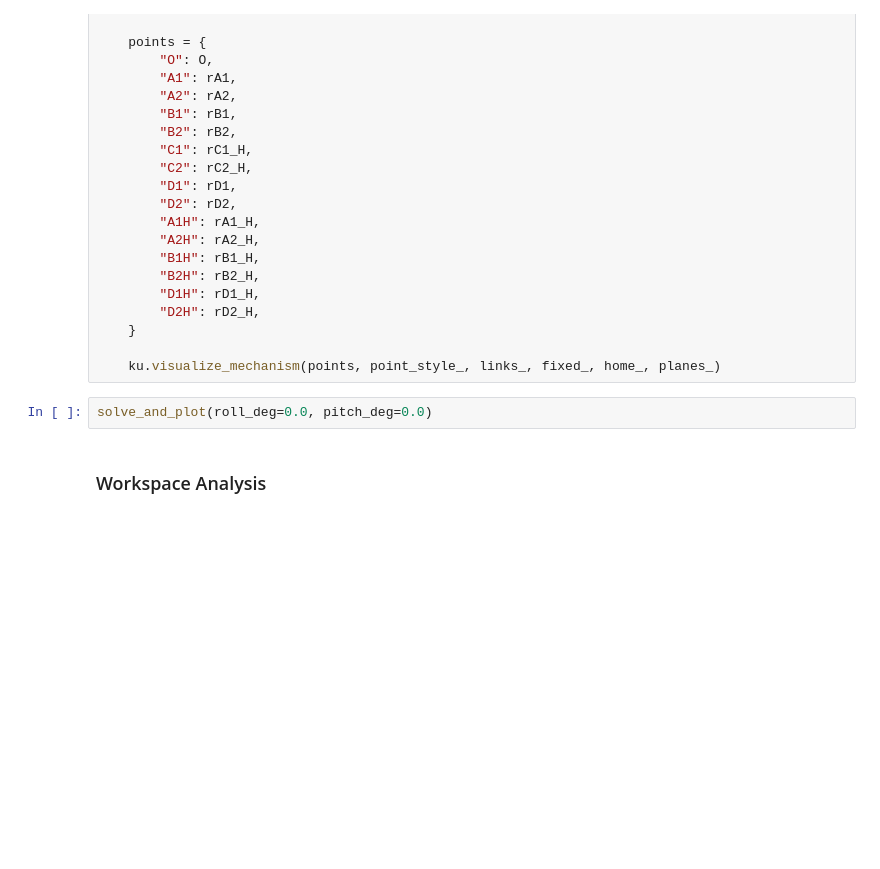
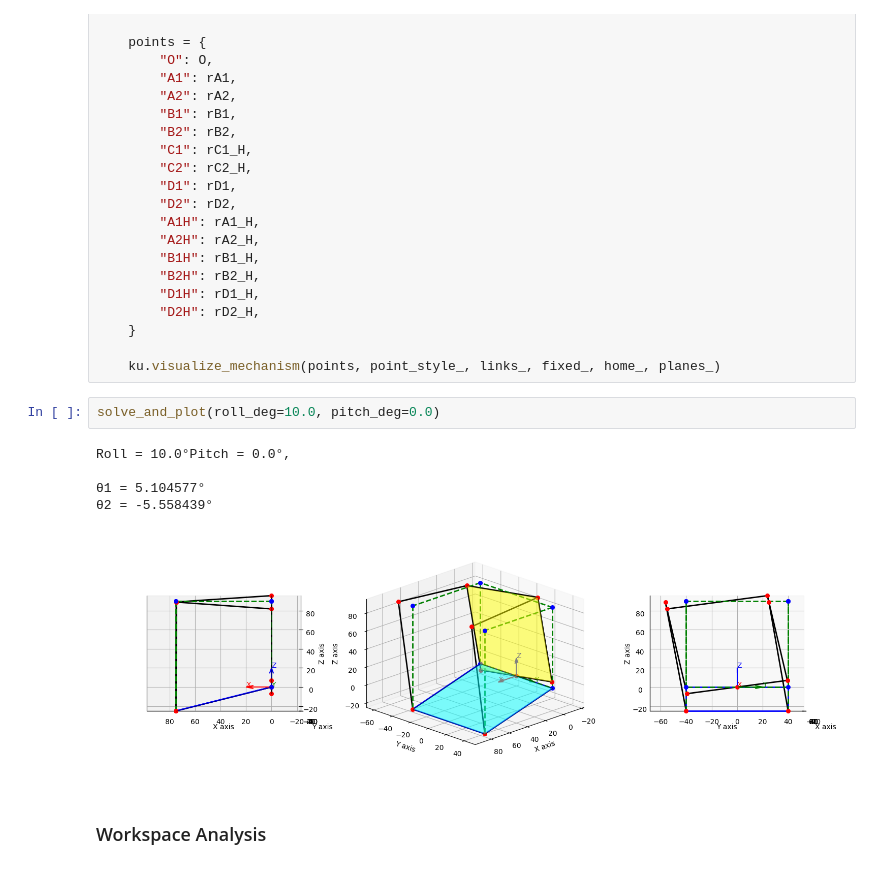
Before and after one commit to Soorajvasu/Biomechanics_math_modelling, a Jupyter notebook: torso_mechanism/torso_RSU_kinematics.ipynb, the cells around one changed output. Cells and saved outputs as stored; diff of their text form; blank space fills up the shorter version.

```diff
--- a/torso_mechanism/torso_RSU_kinematics.ipynb
+++ b/torso_mechanism/torso_RSU_kinematics.ipynb
@@ -154,7 +154,13 @@ def solve_and_plot(roll_deg, pitch_deg):
 
     ku.visualize_mechanism(points, point_style_, links_, fixed_, home_, planes_)
 # %%
-solve_and_plot(roll_deg=0.0, pitch_deg=0.0)
+solve_and_plot(roll_deg=10.0, pitch_deg=0.0)
+# %% [output]
+Roll = 10.0°Pitch = 0.0°,
+
+θ1 = 5.104577°
+θ2 = -5.558439°
+[figure, added]
 # %% [markdown]
 ### Workspace Analysis
 # %%
```
Also changed, not shown: parts of 1 cell of this notebook, 1 other file.
